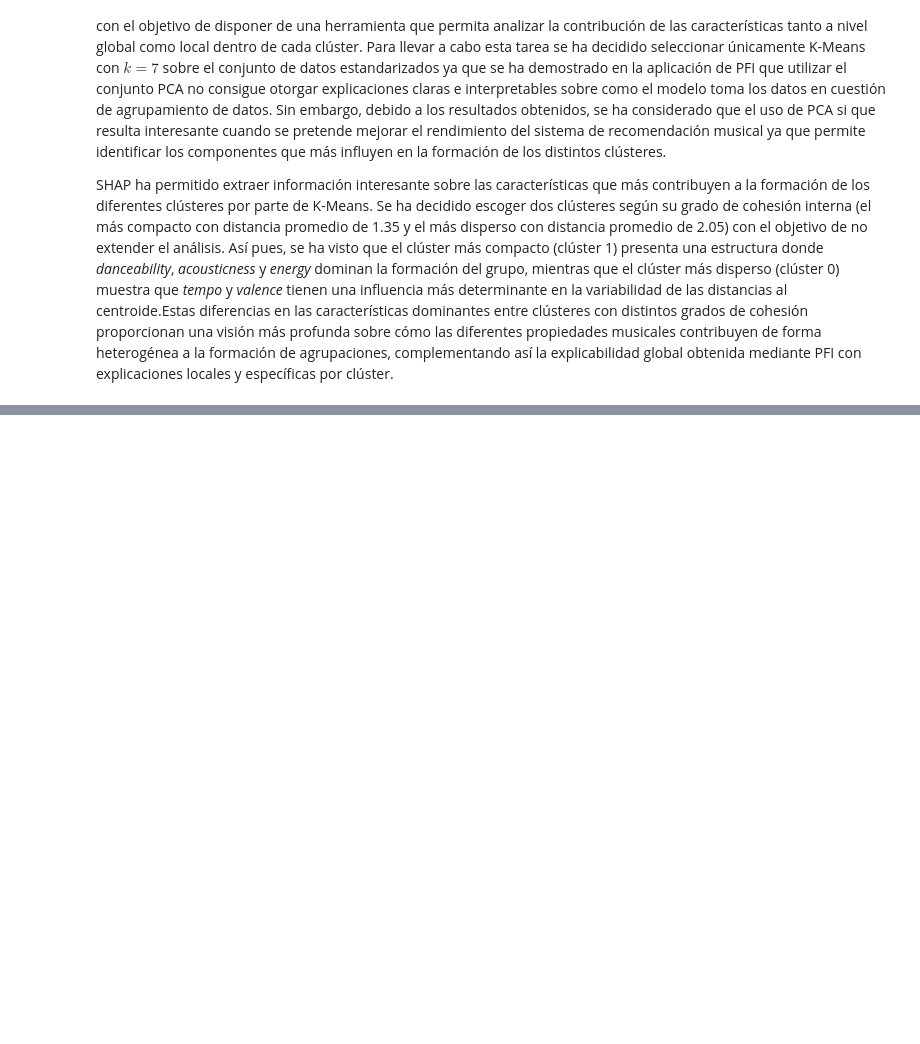
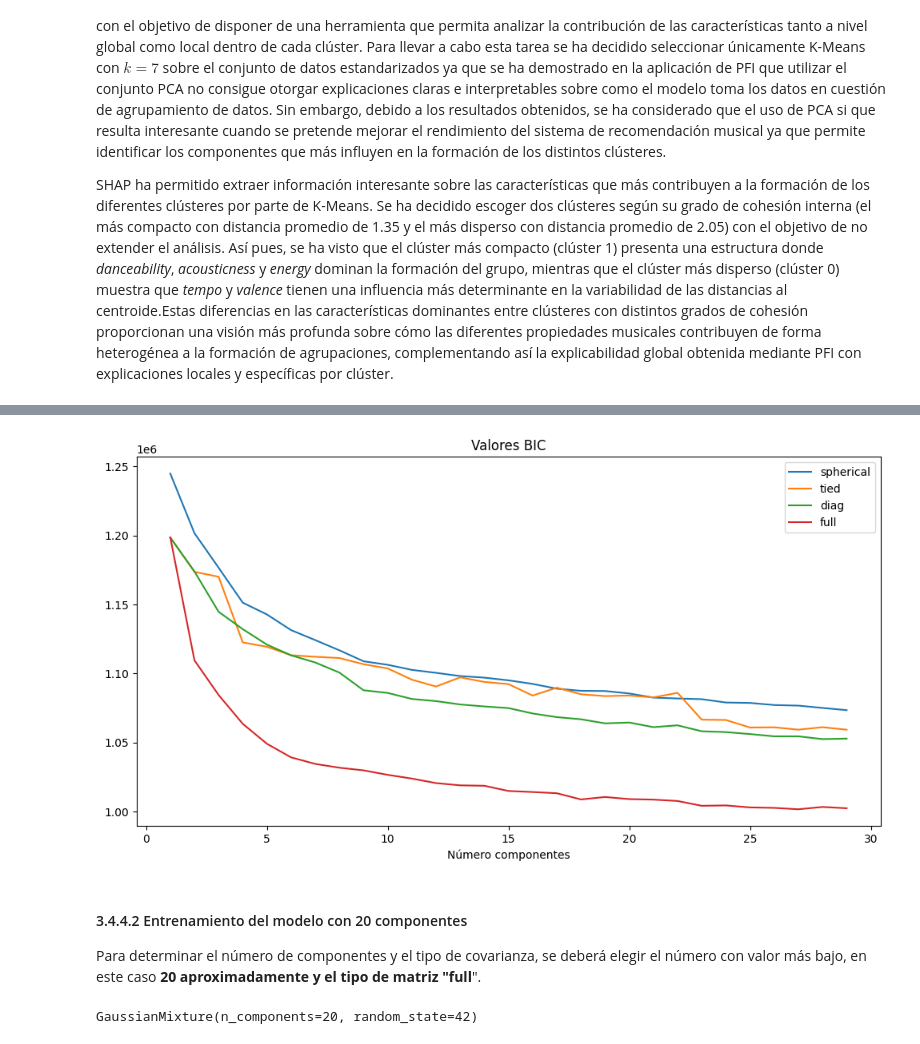
Before and after one commit to marcfpereirauoc/TFG, a Jupyter notebook: 03_explicabilidad_incertidumbre.ipynb, the cells around one changed output, grey strips where cells are left out. Saved outputs shown, nothing was run; the diff lists cells and outputs as text; code cells hidden in the pictures; blank space fills up the shorter version.

```diff
--- a/03_explicabilidad_incertidumbre.ipynb
+++ b/03_explicabilidad_incertidumbre.ipynb
@@ -670,0 +765,36 @@ SHAP ha permitido extraer información interesante sobre las características qu
+# %%
+from sklearn.mixture import GaussianMixture
+
+fig, ax = plt.subplots(figsize=(12, 6))
+# Definimos un rango de componentes para entrenar el modelo
+n_components = range(1, 30)
+c_types = ['spherical', 'tied', 'diag', 'full']
+
+# Para cada tipo de matriz de covarianza  entrenamos el modelo con 1 hasta 30. Esta función puede volverse lenta debido al coste computacional.
+for c_type in c_types:
+    valores_bic = []
+
+    for i in n_components:
+        gmm = GaussianMixture(n_components=i, covariance_type=c_type)
+        modgmmelo = gmm.fit(X_pca)
+        #En este punto extraemos el valor bic de cada modelo y lo añadimos a la lista
+        valores_bic.append(gmm.bic(X_pca))
+
+    sns.lineplot(x=n_components, y=valores_bic, label=c_type, ax=ax)
+
+ax.set_title("Valores BIC")
+ax.set_xlabel("Número componentes")
+ax.legend()
+plt.show()
+# %% [output]
+[figure, added]
+# %% [markdown]
+#### 3.4.4.2 Entrenamiento del modelo con 20 componentes
+
+Para determinar el número de componentes y el tipo de covarianza, se deberá elegir el número con valor más bajo, en este caso **20 aproximadamente y el tipo de matriz "full**".
+# %%
+gmm_pca = GaussianMixture(n_components = 20, covariance_type = 'full', random_state = 42)
+
+gmm_pca.fit(X_pca)
+# %% [output]
+GaussianMixture(n_components=20, random_state=42)
```
Also changed, not shown: parts of 30 cells of this notebook, 4 other files.
